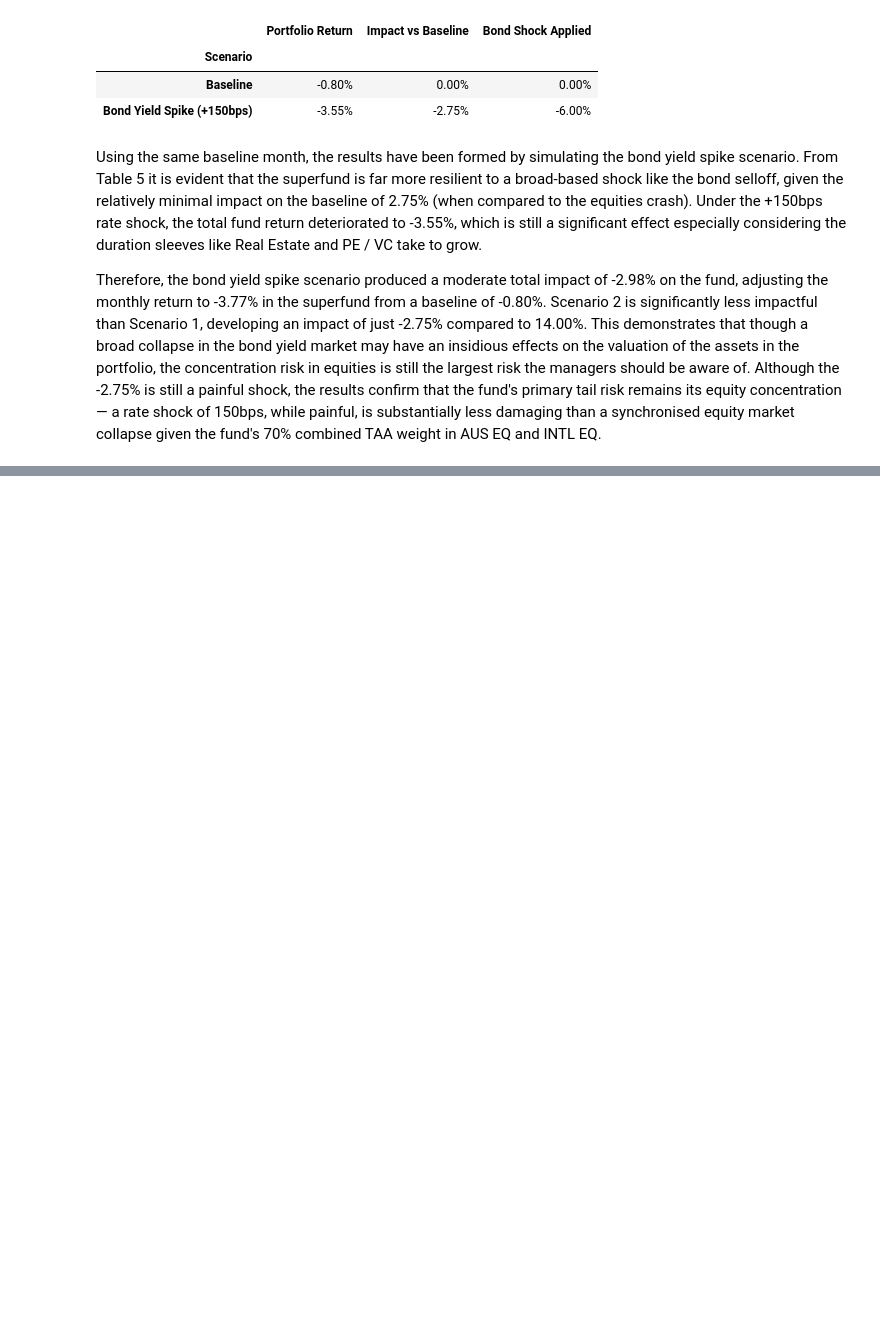
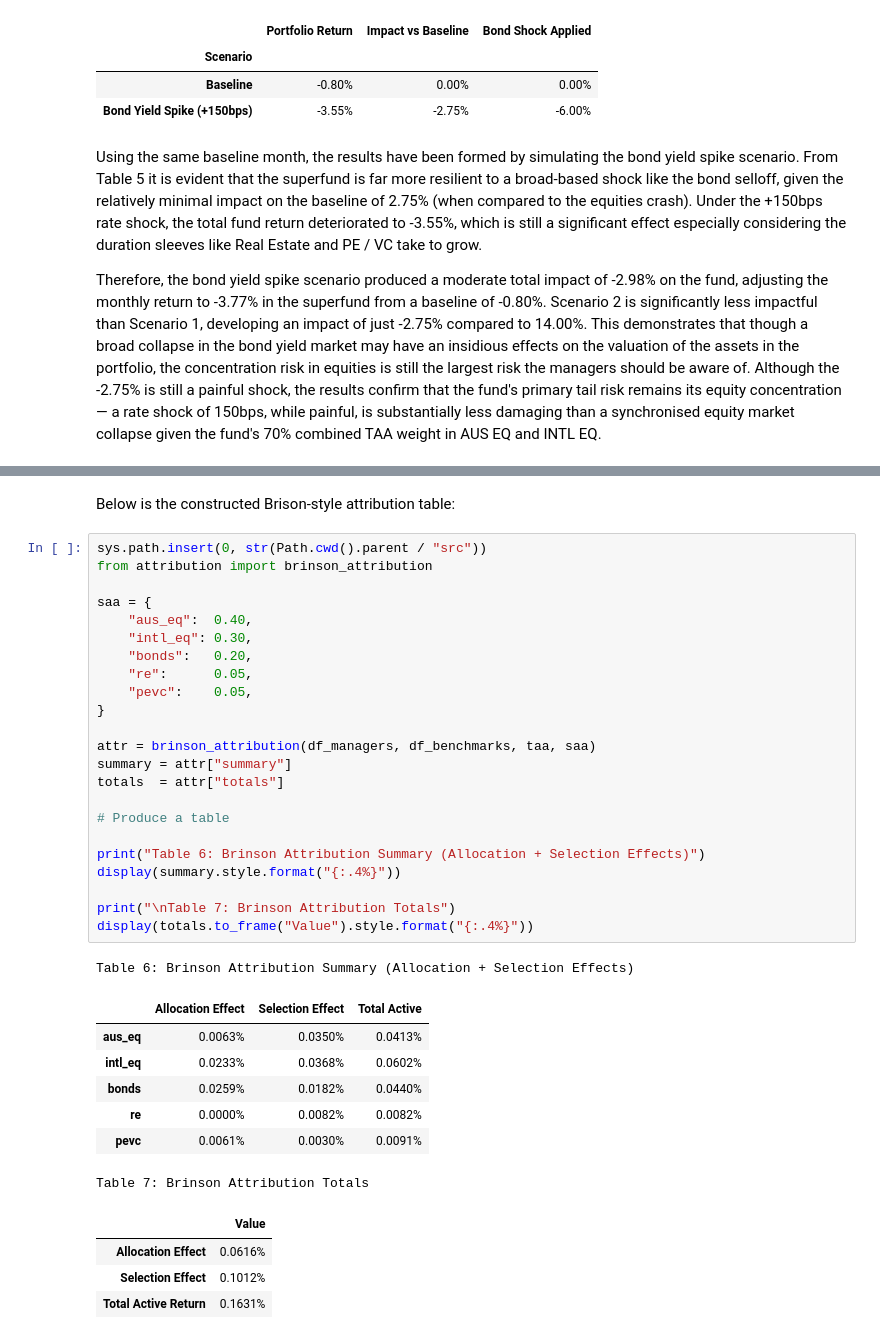
Before and after one commit to afperry2/FINM3422-Group-8-Task-2, a Jupyter notebook: notebook/multi-asset_portfolio_performance_report.ipynb, the cells around one changed output, grey strips where cells are left out. Drawn from its saved outputs; the diff is of its cells as text; blank space fills up the shorter version.

Commit message:
load in attribution table and analysis

```diff
--- a/notebook/multi-asset_portfolio_performance_report.ipynb
+++ b/notebook/multi-asset_portfolio_performance_report.ipynb
@@ -363,0 +396,38 @@ Therefore, the bond yield spike scenario produced a moderate total impact of -2.
+# %% [markdown]
+Below is the constructed Brison-style attribution table:
+# %%
+sys.path.insert(0, str(Path.cwd().parent / "src"))
+from attribution import brinson_attribution
+
+saa = {
+    "aus_eq":  0.40,
+    "intl_eq": 0.30,
+    "bonds":   0.20,
+    "re":      0.05,
+    "pevc":    0.05,
+}
+
+attr = brinson_attribution(df_managers, df_benchmarks, taa, saa)
+summary = attr["summary"]
+totals  = attr["totals"]
+
+# Produce a table
+
+print("Table 6: Brinson Attribution Summary (Allocation + Selection Effects)")
+display(summary.style.format("{:.4%}"))
+
+print("\nTable 7: Brinson Attribution Totals")
+display(totals.to_frame("Value").style.format("{:.4%}"))
+# %% [output]
+Table 6: Brinson Attribution Summary (Allocation + Selection Effects)
+|  | Allocation Effect | Selection Effect | Total Active |
+| aus_eq | 0.0063% | 0.0350% | 0.0413% |
+| intl_eq | 0.0233% | 0.0368% | 0.0602% |
+| bonds | 0.0259% | 0.0182% | 0.0440% |
+| re | 0.0000% | 0.0082% | 0.0082% |
+| pevc | 0.0061% | 0.0030% | 0.0091% |
+Table 7: Brinson Attribution Totals
+|  | Value |
+| Allocation Effect | 0.0616% |
+| Selection Effect | 0.1012% |
+| Total Active Return | 0.1631% |
```
Also changed, not shown: parts of 4 cells of this notebook, 1 other file.
